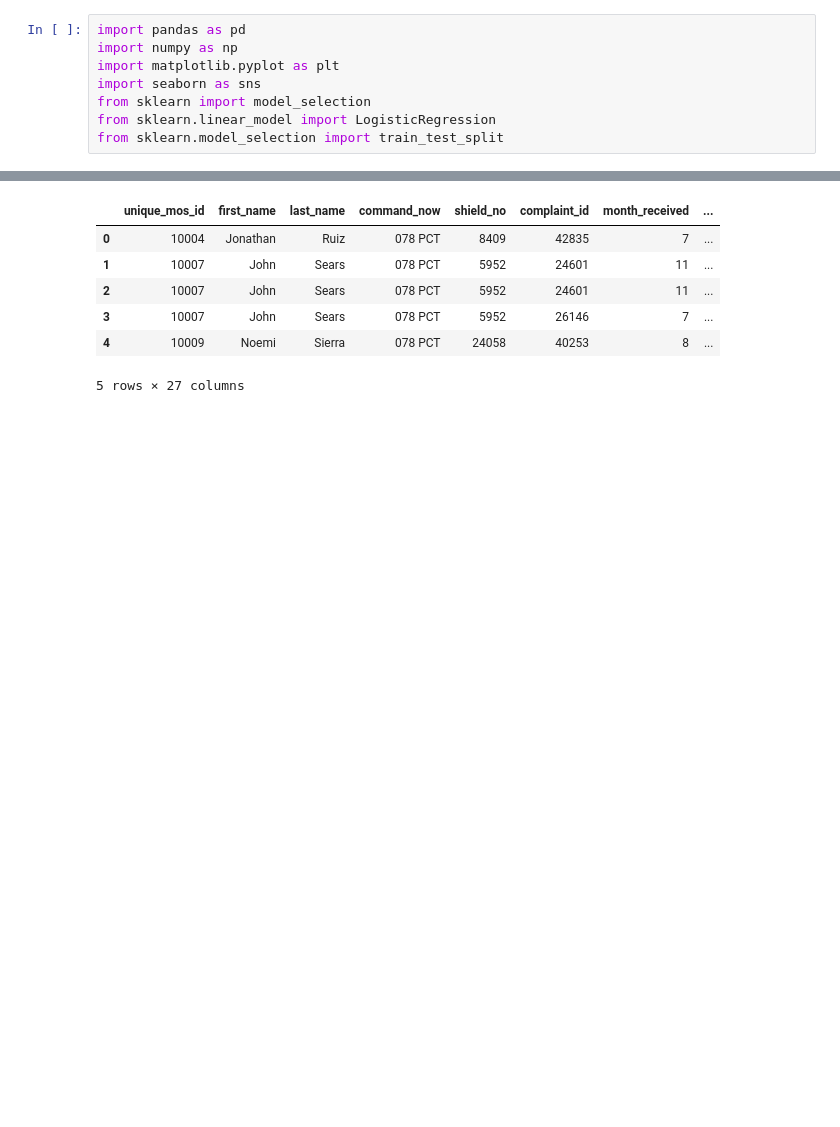
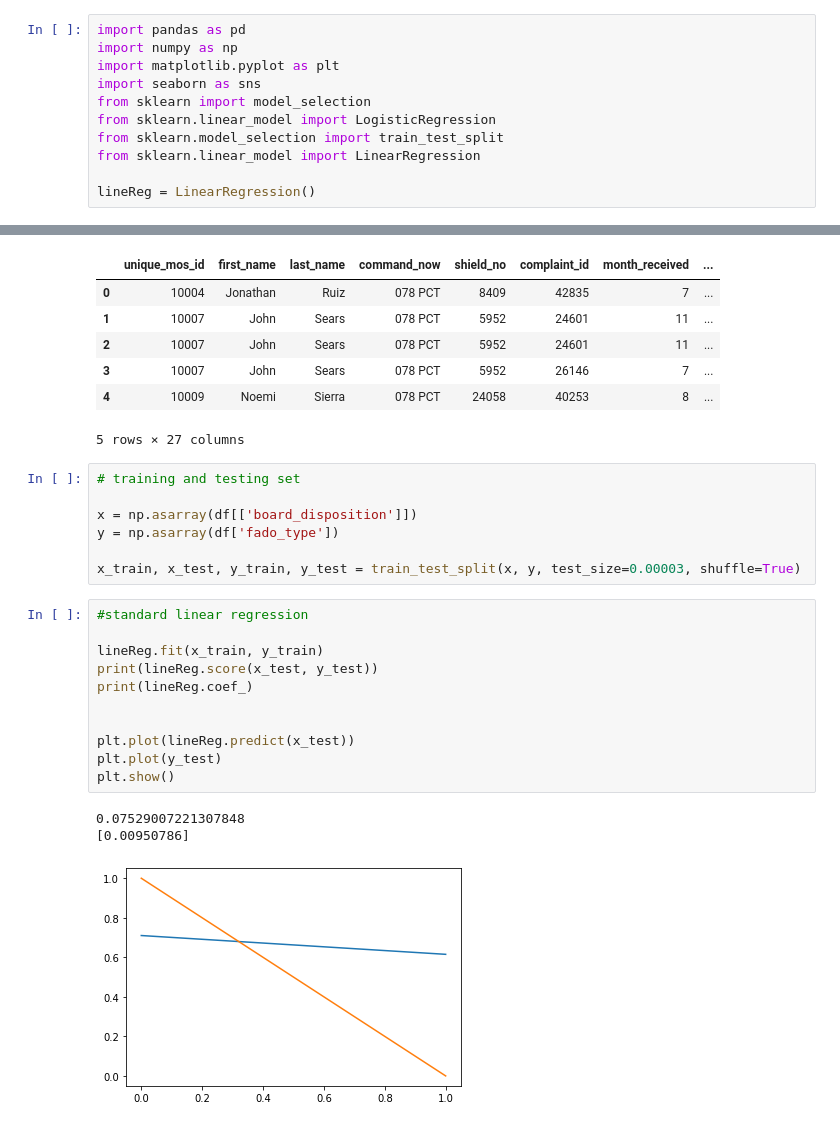
Before and after one commit to hannahpan1/AIHacks2022, a Jupyter notebook: dataModel.ipynb, the cells around one changed output, grey strips where cells are left out. Drawn from its saved outputs; the diff is of its cells as text; blank space fills up the shorter version.

Commit message:
added linear regression model to notebook

```diff
--- a/dataModel.ipynb
+++ b/dataModel.ipynb
@@ -6,6 +6,9 @@ import seaborn as sns
 from sklearn import model_selection
 from sklearn.linear_model import LogisticRegression
 from sklearn.model_selection import train_test_split
+from sklearn.linear_model import LinearRegression
+
+lineReg = LinearRegression()
 # %%
 # opens allegations file and reads first five lines/ displays
 
@@ -98,3 +101,25 @@ df.head(5)
 | 3 | 10007 | John | Sears | 078 PCT | 5952 | 26146 | 7 | ... |
 | 4 | 10009 | Noemi | Sierra | 078 PCT | 24058 | 40253 | 8 | ... |
 5 rows × 27 columns
+# %%
+# training and testing set
+
+x = np.asarray(df[['board_disposition']])
+y = np.asarray(df['fado_type'])
+
+x_train, x_test, y_train, y_test = train_test_split(x, y, test_size=0.00003, shuffle=True)
+# %%
+#standard linear regression
+
+lineReg.fit(x_train, y_train)
+print(lineReg.score(x_test, y_test))
+print(lineReg.coef_)
+
+
+plt.plot(lineReg.predict(x_test))
+plt.plot(y_test)
+plt.show()
+# %% [output]
+0.07529007221307848
+[0.00950786]
+[figure, added]
```
